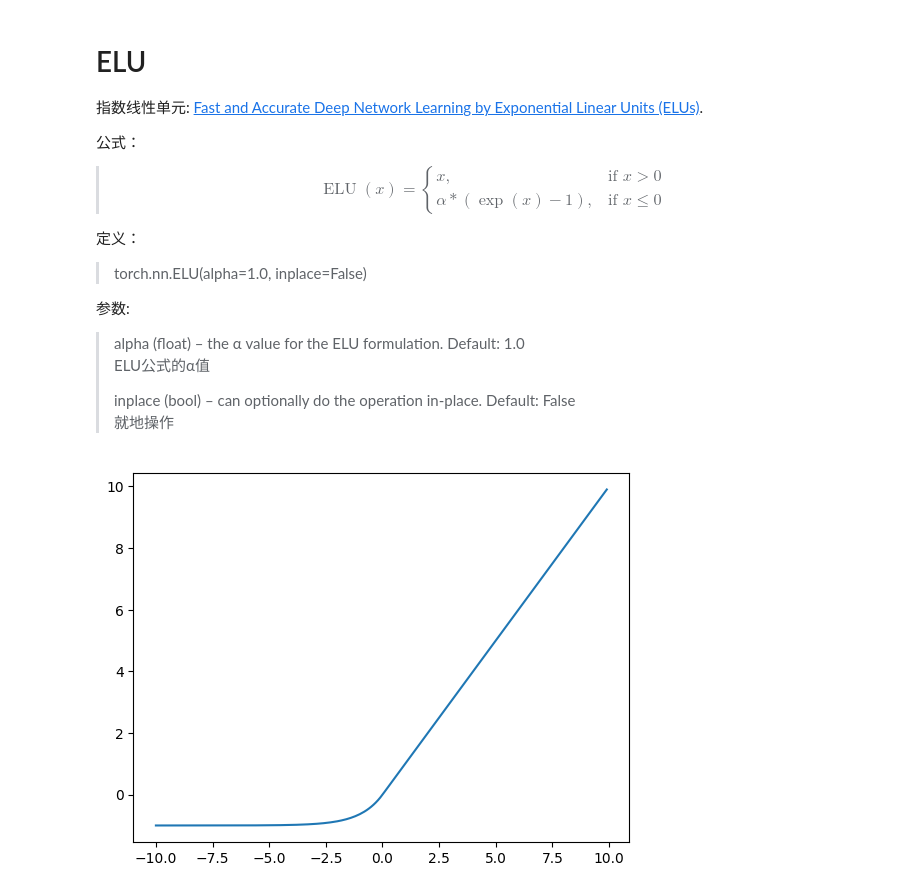
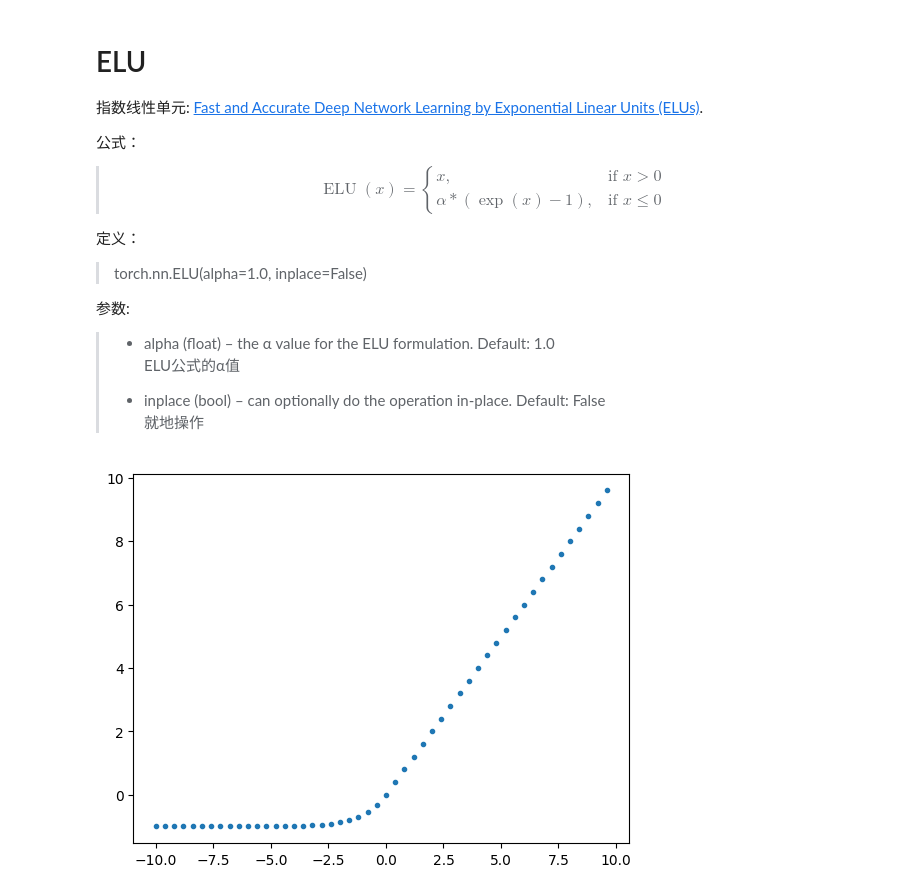
Before and after one commit to itmorn/AI.handbook, a Jupyter notebook: DL/module/Activations/ActivationsSummary.ipynb, the cells around one changed output. Drawn from its saved outputs; the diff is of its cells as text; code cells hidden in the pictures.

```diff
--- a/DL/module/Activations/ActivationsSummary.ipynb
+++ b/DL/module/Activations/ActivationsSummary.ipynb
@@ -14,22 +14,22 @@ x, & \text { if } x>0 \\
 > torch.nn.ELU(alpha=1.0, inplace=False)
 
 参数:
-> alpha (float) – the α value for the ELU formulation. Default: 1.0
+> - alpha (float) – the α value for the ELU formulation. Default: 1.0
 ELU公式的α值
 >
-> inplace (bool) – can optionally do the operation in-place. Default: False
+> - inplace (bool) – can optionally do the operation in-place. Default: False
 就地操作
 # %%
 import torch
 import torch.nn as nn
 import matplotlib.pyplot as plt
 
-input = torch.arange(start=-10,end=10,step=0.1, dtype=torch.float)
+input = torch.arange(start=-10,end=10,step=0.4, dtype=torch.float)
 
 m = nn.ELU(alpha=1.0, inplace=False)
 
 output = m(input)
-plt.plot(input,output)
+plt.scatter(input,output,marker=".")
 plt.show()
 # %% [output]
-[figure, old version]
+[figure, new version]
```
Also changed, not shown: parts of 6 cells of this notebook.
